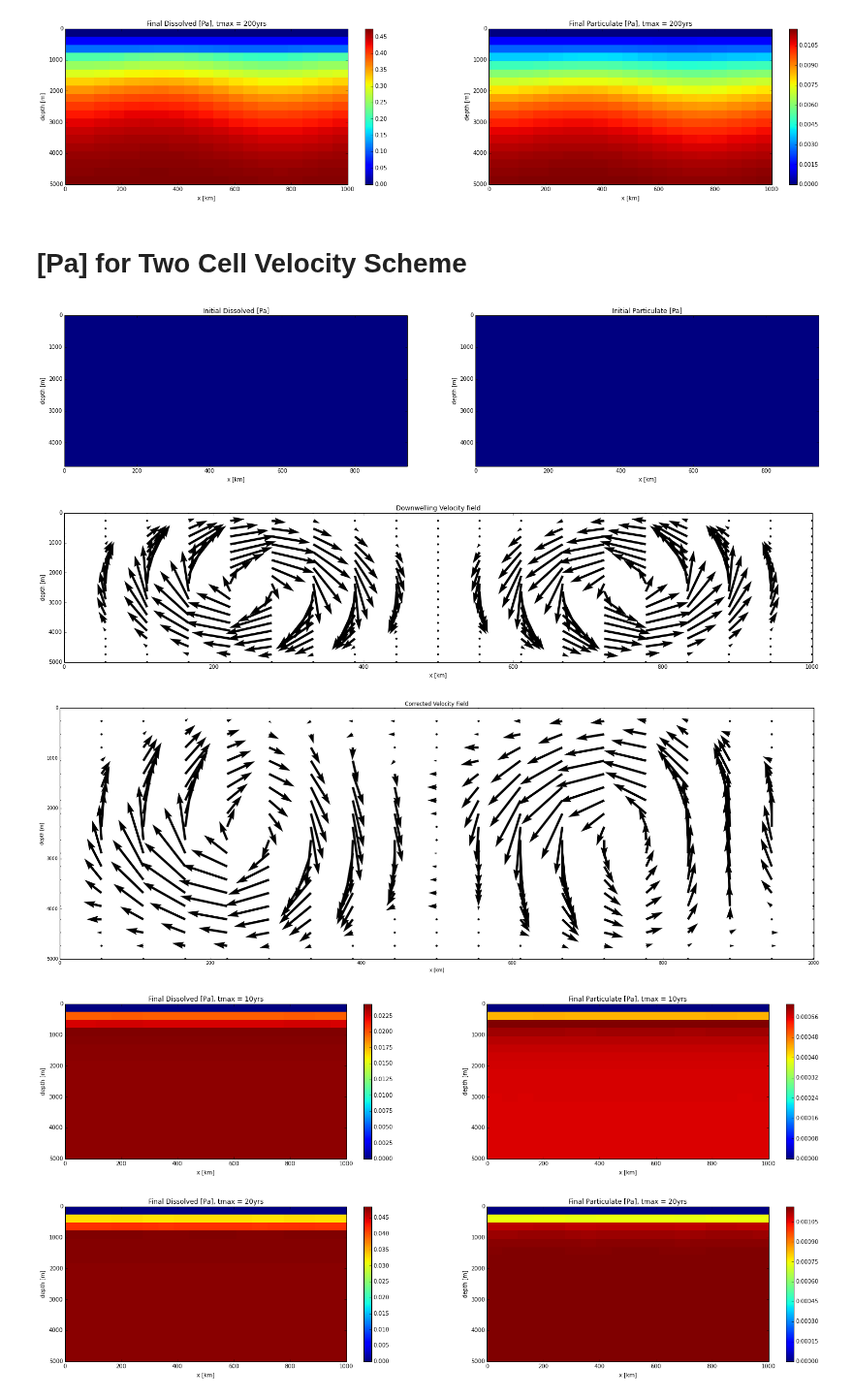
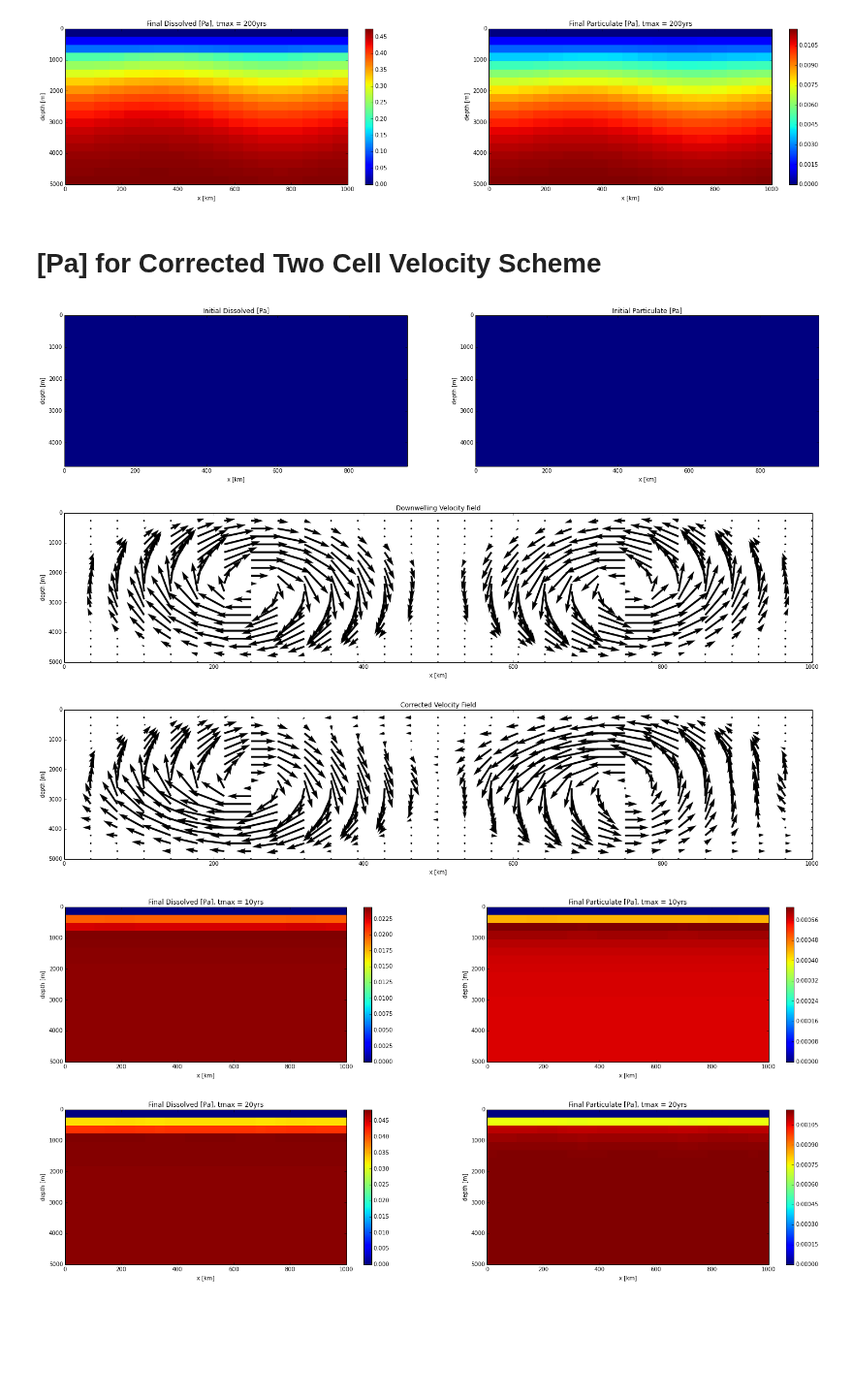
Before and after one commit to UBC-MOAD/pa-th-simple, a Jupyter notebook: prelim-model/2DPaProfile.ipynb, the cells around one changed output. Shown at 97% size. Saved outputs shown, nothing was run; the diff lists cells and outputs as text; code cells hidden in the pictures; blank space fills up the shorter version.

Commit message:
Fully ran Pa and Th notebooks to produce new profile plots.

```diff
--- a/prelim-model/2DPaProfile.ipynb
+++ b/prelim-model/2DPaProfile.ipynb
@@ -325,7 +325,7 @@ PPa1vel['20tmax'] = h.a
 # %% [output]
 [figure]
 # %% [markdown]
-# [Pa] for Two Cell Velocity Scheme
+# [Pa] for Corrected Two Cell Velocity Scheme
 # %%
 # setup function adflow for Th
 reload(ThPa2D)
@@ -337,36 +337,36 @@ xmin = 0
 xmax = 1e6
 zmin = 0
 zmax = 5e3
 nz = 20
-nx = 19
+nx = 29
 ng = 1
 g = ThPa2D.FDgrid(nx, nz, ng)
 h = ThPa2D.FDgrid(nx, nz, ng)
 
 # chemistry
 k_ad, k_de, Q = ThPa2D.k_sorp('Pa', xmin, xmax, zmin, zmax, nx, nz)
 
 # initial profile
 init = ThPa2D.plot_init(g, h, xmin, xmax, zmin, zmax, nx, nz, 'Pa')
 
 # velocity
 u, flowfig = ThPa2D.u_complex(xmin, xmax, zmin, zmax, nx, nz, V)
 u, flowfig = ThPa2D.u_complex_c(u, xmin, xmax, zmin, zmax, nx, nz)
 # Th loop
 g, h = ThPa2D.adflow(g, h, t, T, u, k_ad, k_de, Q, ThPa2D.upwind)
 
 #plot results
 meshTh = ThPa2D.plotprof(g, h, xmin, xmax, zmin, zmax, nx, nz, T, 'Pa')
 
 # store results
 DPa2vel = {}
 PPa2vel = {}
 DPa2vel['1tmax'] = g.a
 PPa2vel['1tmax'] = h.a
 # %% [output]
 [figure]
-[figure, old version]
+[figure, new version]
-[figure, old version]
+[figure, new version]
 [figure]
 # %%
 t = tmax[1]
```
Also changed, not shown: parts of 2 cells of this notebook, 2 other files.
